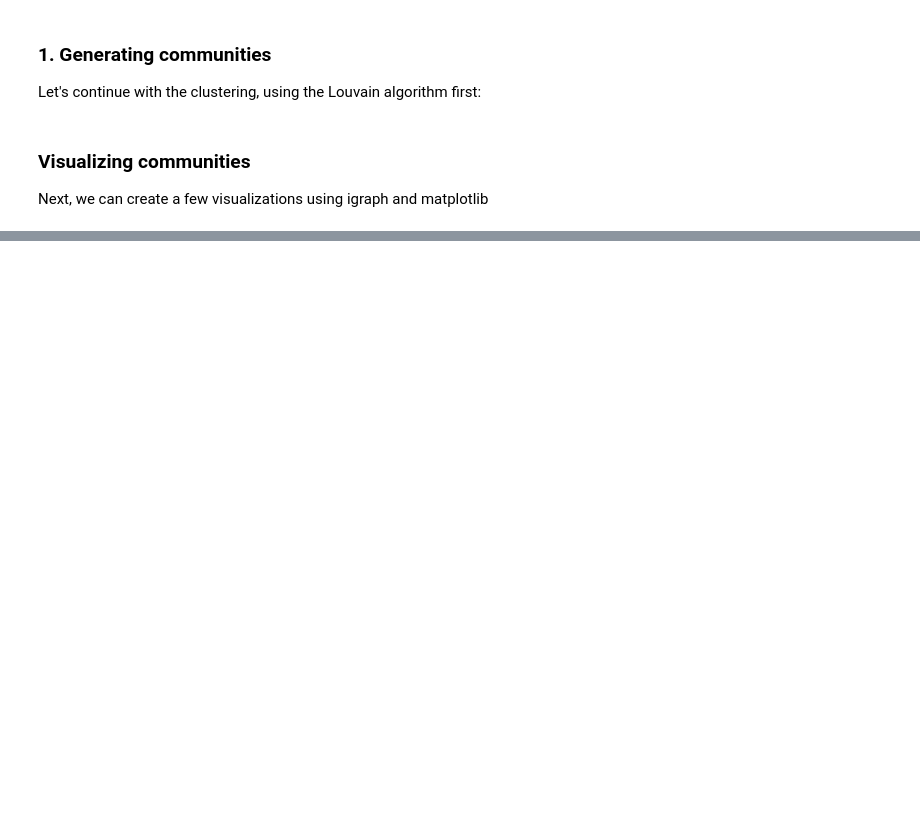
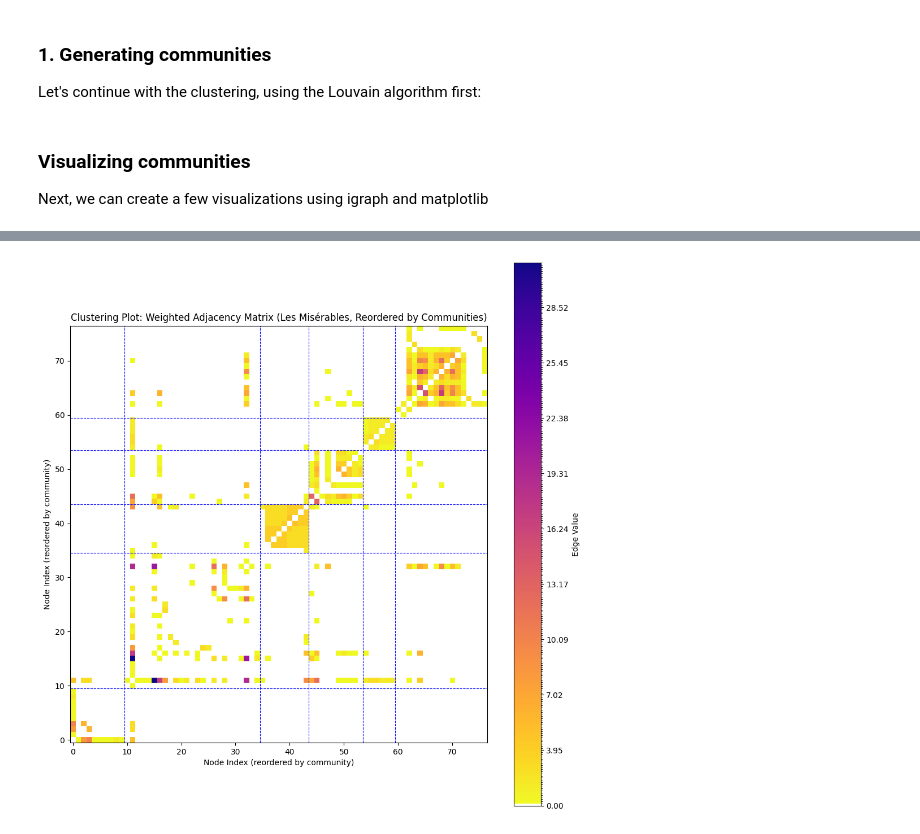
Before and after one commit to BeaMarton13/community-detection-guide-w-igraph, a Jupyter notebook: notebooks/generating_and_visualizing_clusters.ipynb, the cells around one changed output, grey strips where cells are left out. Drawn from its saved outputs; the diff is of its cells as text; code cells hidden in the pictures; blank space fills up the shorter version.

Commit message:
adjacency matrix visualization added on weighted network with function import

```diff
--- a/notebooks/generating_and_visualizing_clusters.ipynb
+++ b/notebooks/generating_and_visualizing_clusters.ipynb
@@ -605,0 +607,95 @@ degree_based_node_sizes_community_viz(g, clusters)
+# %%
+# NOTE: Usually useful for weighted networks
+def clustered_adj_matrix_viz(graph, communities, weight_attribute_name="weight", title="Community Structure Visualization"):
+    num_nodes = graph.vcount()
+
+    # Get the membership of each node (which community it belongs to)
+    node_memberships = communities.membership
+
+    # --- Create a reordered adjacency matrix based on clustering ---
+    # Retrieve the adjacency matrix using the 'value' attribute for values
+    adj_matrix = np.array(graph.get_adjacency(attribute=weight_attribute_name).data)
+
+    # Create a permutation (reordering) of node indices based on community membership.
+    sorted_node_indices = sorted(range(num_nodes), key=lambda i: (node_memberships[i], i))
+
+    # Reorder the adjacency matrix using the sorted indices.
+    reordered_adj_matrix = adj_matrix[sorted_node_indices, :][:, sorted_node_indices]
+
+    # --- Create the clustering plot (adjacency matrix visualization) ---
+    plt.figure(figsize=(10, 10))
+
+    # Determine min and max weights from the graph for proper color scaling
+    actual_weights = [edge[weight_attribute_name] for edge in graph.es if edge[weight_attribute_name] > 0] # Only consider positive weights for gradient
+    if actual_weights:
+        min_positive_weight = min(actual_weights)
+        max_actual_weight = max(actual_weights)
+    else:
+        min_positive_weight = 0.1 # Small default if no positive weights
+        max_actual_weight = 1 # Default if no edges
+
+    # vmin for imshow should be 0 to map no connections to white
+    # vmax for imshow should be the maximum actual weight
+    # We set a small epsilon to ensure `vmin_gradient` is not zero if `min_positive_weight` is very small
+    epsilon = 1e-9
+    vmin_gradient = min_positive_weight if min_positive_weight > 0 else epsilon
+
+
+    # Number of colors in the gradient segment
+    n_colors = 255
+    # Get the 'plasma_r' colormap (reversed plasma) for the positive weight range
+    cmap_gradient = plt.colormaps.get_cmap('plasma_r')
+
+    # Create a new list of colors for the gradient part.
+    # We map the gradient over the range from 0 to 1.
+    colors = cmap_gradient(np.linspace(0, 1, n_colors))
+
+    # Combine white for 0, and the gradient for positive values
+    all_colors = np.vstack([[1, 1, 1, 1], colors]) # White for 0
+
+    # Create the custom ListedColormap FIRST
+    custom_cmap = mcolors.ListedColormap(all_colors, name='CustomPlasmaReversedWhite')
+
+    # Now define the norm using the custom_cmap.N
+    # The boundaries will be [0, vmin_gradient, ..., vmax].
+    bounds = np.linspace(vmin_gradient, max_actual_weight, n_colors)
+    # Insert 0 at the beginning to handle non-existent edges.
+    norm = mcolors.BoundaryNorm(np.insert(bounds, 0, 0), custom_cmap.N)
+
+    plt.imshow(reordered_adj_matrix, cmap=custom_cmap, origin='lower', norm=norm) # Use the custom norm
+
+    plt.title(title)
+    plt.xlabel('Node Index (reordered by community)')
+    plt.ylabel('Node Index (reordered by community)')
+    plt.colorbar(label=f'Edge {weight_attribute_name.capitalize()}') # Update colorbar label
+
+    # Draw lines to delineate communities
+    community_boundaries = [0]
+    if sorted_node_indices: # Ensure there are nodes
+        current_community = node_memberships[sorted_node_indices[0]]
+        for i, node_idx in enumerate(sorted_node_indices):
+            if node_memberships[node_idx] != current_community:
+                community_boundaries.append(i)
+                current_community = node_memberships[node_idx]
+    community_boundaries.append(num_nodes) # Add the end boundary
+
+    for boundary in community_boundaries:
+        if boundary > 0 and boundary < num_nodes:
+            plt.axhline(boundary - 0.5, color='blue', linestyle='--', linewidth=0.8)
+            plt.axvline(boundary - 0.5, color='blue', linestyle='--', linewidth=0.8)
+
+    plt.tight_layout()
+    plt.show()
+
+# Run the _functions.ipybn file to import important functions
+%run -i _functions.ipynb
+
+graph_file = "../networks/lesmis/lesmis.gml"
+# Define the actual weight attribute name from the GML file
+WEIGHT_ATTRIBUTE_NAME = "value"
+
+graph = load_graph_from_gml_file(graph_file, WEIGHT_ATTRIBUTE_NAME)
+clusters = community_detection(graph, weight_attribute_name=WEIGHT_ATTRIBUTE_NAME)
+
+clustered_adj_matrix_viz(graph, clusters, weight_attribute_name=WEIGHT_ATTRIBUTE_NAME, title='Clustering Plot: Weighted Adjacency Matrix (Les Misérables, Reordered by Communities)')
+# %% [output]
@@ -605,0 +714 @@ degree_based_node_sizes_community_viz(g, clusters)
+[figure, added]
```
Also changed, not shown: parts of 11 cells of this notebook, 3 other files.
